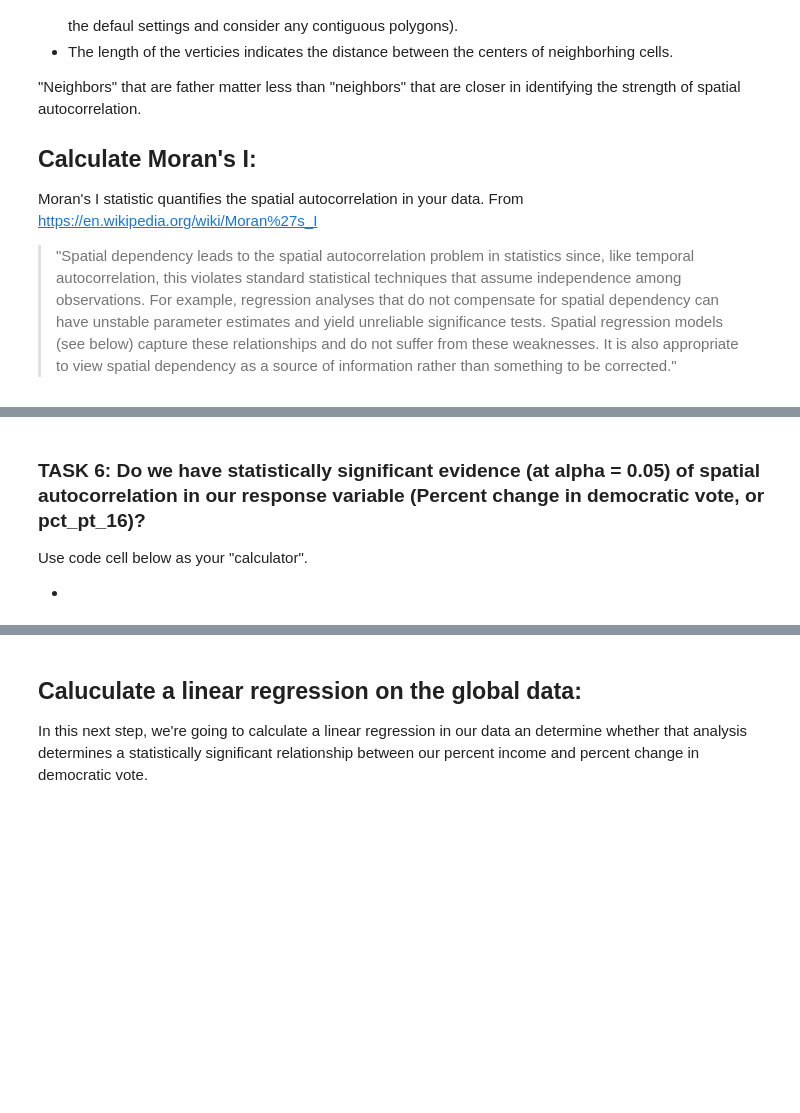
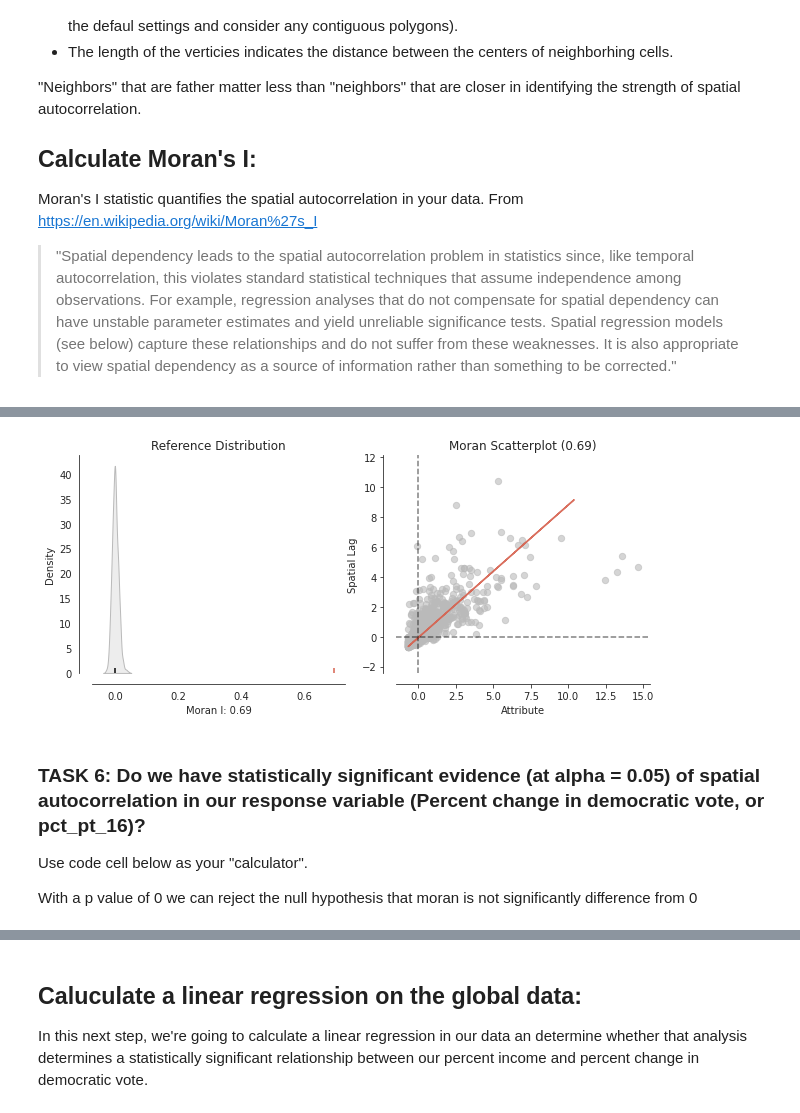
Before and after one commit to MarilynSmith1/EnvDatSci22, a Jupyter notebook: CodeSprints/autocorrelation_methods.ipynb, the cells around one changed output, grey strips where cells are left out. Cells and saved outputs as stored; diff of their text form; code cells hidden in the pictures; blank space fills up the shorter version.

```diff
--- a/CodeSprints/autocorrelation_methods.ipynb
+++ b/CodeSprints/autocorrelation_methods.ipynb
@@ -179,13 +266,15 @@ plt.show()
 # %%
 # calculate Moran and plot
 moran_land = Moran(votes['ALAND'], w=weights)
-plot_moran(moran, zstandard=True, figsize=(10,4))
+plot_moran(moran_land, zstandard=True, figsize=(10,4))
 plt.show()
+# %% [output]
+[figure, added]
 # %% [markdown]
 ### TASK 6: Do we have statistically significant evidence (at alpha = 0.05) of spatial autocorrelation in our response variable (Percent change in democratic vote, or pct_pt_16)?
 Use code cell below as your "calculator".
 
-*
+With a p value of 0 we can reject the null hypothesis that moran is not significantly difference from 0
 # %%
 # What is the null hypothesis? Moran's I = 0
 # What is the alternative hypothesis? Moran's I does not equal zero
```
Also changed, not shown: parts of 27 cells of this notebook.
